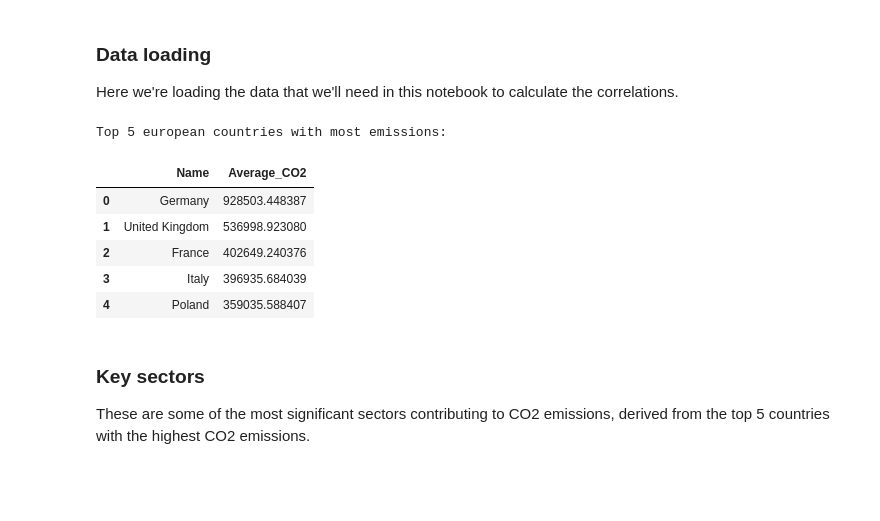
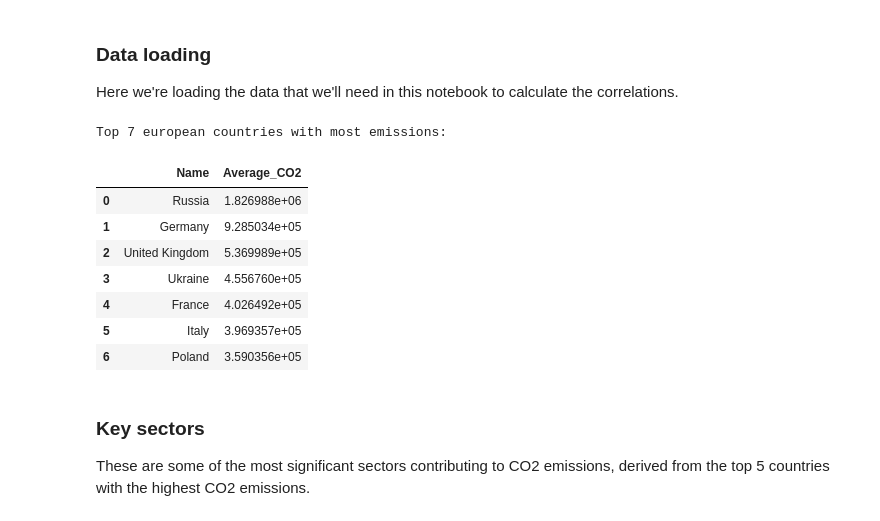
Before and after one commit to Filusion/PR2515, a Jupyter notebook: correlation.ipynb, the cells around one changed output. Cells and saved outputs as stored; diff of their text form; code cells hidden in the pictures; blank space fills up the shorter version.

```diff
--- a/correlation.ipynb
+++ b/correlation.ipynb
@@ -18,29 +18,48 @@ data_root = './data/'
 df_co2 = pd.read_csv(f'{data_root}co2_emmisions_complicated.csv')
 df_co2_sectors = pd.read_csv(f'{data_root}co2_emmisions_by_sector.csv')
 # %%
-# Filtering the data only for european countries
+# Filtering the data only for European countries
 df_co2_europe = df_co2[df_co2['Region'].str.contains('Europe', case=False, na=False)]
+
+# Add Russia
+df_russia = df_co2[df_co2['Name'].str.contains('Russian Federation', case=False, na=False)].copy()
+df_russia['Name'] = df_russia['Name'].replace('Russian Federation', 'Russia')
+
+# Add Ukraine
+df_ukraine = df_co2[df_co2['Name'].str.contains('Ukraine', case=False, na=False)].copy()
+
+# Add Belarus
+df_belarus = df_co2[df_co2['Name'].str.contains('Belarus', case=False, na=False)].copy()
+
+# Add Moldova
+df_moldova = df_co2[df_co2['Name'].str.contains('Moldova', case=False, na=False)].copy()
+df_moldova['Name'] = df_moldova['Name'].replace('Moldova, Republic of', 'Moldova')
+
+# Combine all
+df_co2_europe = pd.concat([df_co2_europe, df_russia, df_ukraine, df_belarus, df_moldova]).drop_duplicates()
 # %%
 # Calculating the average CO2 emission by country from the year 1970 to the year 2023
 year_columns = [col for col in df_co2_europe.columns if col.isdigit()]
 
 df_avg = df_co2_europe.copy()
 df_avg["Average_CO2"] = df_avg[year_columns].mean(axis=1)
 
 df_avg_sorted = df_avg.sort_values(by="Average_CO2", ascending=False)
 
 # Getting the top5 countries with most average emissions
 # Which we'll try to find the leading factors for that cause
-df_top_5 = df_avg_sorted[["Name", "Average_CO2"]].reset_index(drop=True).head(5)
-print('Top 5 european countries with most emissions:')
+df_top_5 = df_avg_sorted[["Name", "Average_CO2"]].reset_index(drop=True).head(7)
+print('Top 7 european countries with most emissions:')
 df_top_5
 # %% [output]
-Top 5 european countries with most emissions:
+Top 7 european countries with most emissions:
 |  | Name | Average_CO2 |
-| 0 | Germany | 928503.448387 |
-| 1 | United Kingdom | 536998.923080 |
-| 2 | France | 402649.240376 |
-| 3 | Italy | 396935.684039 |
-| 4 | Poland | 359035.588407 |
+| 0 | Russia | 1.826988e+06 |
+| 1 | Germany | 9.285034e+05 |
+| 2 | United Kingdom | 5.369989e+05 |
+| 3 | Ukraine | 4.556760e+05 |
+| 4 | France | 4.026492e+05 |
+| 5 | Italy | 3.969357e+05 |
+| 6 | Poland | 3.590356e+05 |
 # %%
 # Creating individual dataframes for the top 5 countries with most emissions containing emission per sector
```
Also changed, not shown: parts of 15 cells of this notebook, 5 other files.
